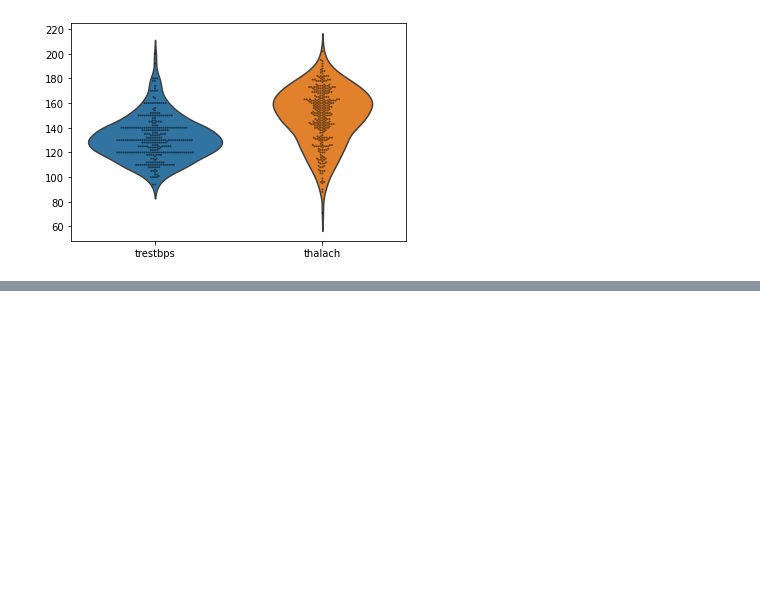
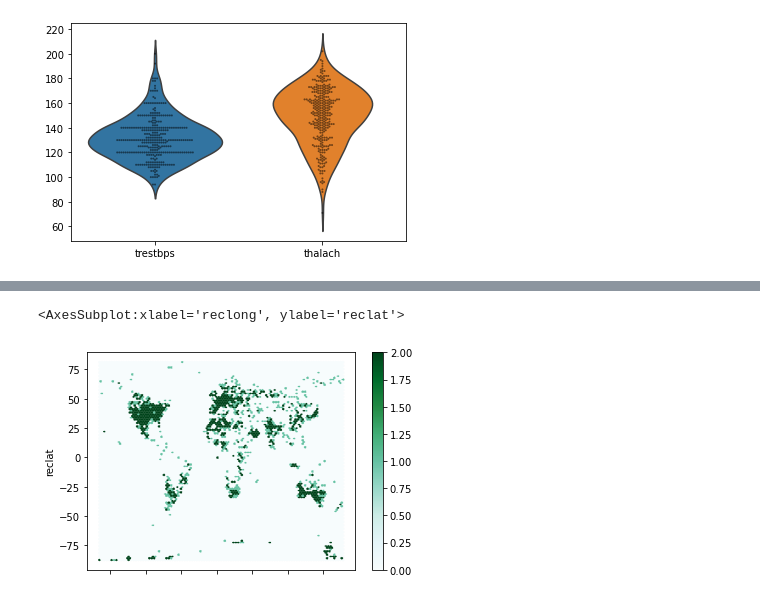
Before and after one commit to divyaprakash02/Cr-03-PythonAndPandasForDataAnalysisAndDataManipulation, a Jupyter notebook: P02-VisualExploration.ipynb, the cells around one changed output, grey strips where cells are left out. Drawn from its saved outputs; the diff is of its cells as text; code cells hidden in the pictures; blank space fills up the shorter version.

```diff
--- a/P02-VisualExploration.ipynb
+++ b/P02-VisualExploration.ipynb
@@ -226,0 +282,5 @@ sns.swarmplot(data=df[["trestbps", "thalach"]], size=2, color="k", alpha=0.5)
+# %%
+df2.plot.hexbin(x="reclong", y="reclat", vmax=2, gridsize=100, linewidth=0.25)
+# %% [output]
+<AxesSubplot:xlabel='reclong', ylabel='reclat'>
+[figure, added]
```
Also changed, not shown: parts of 22 cells of this notebook.
